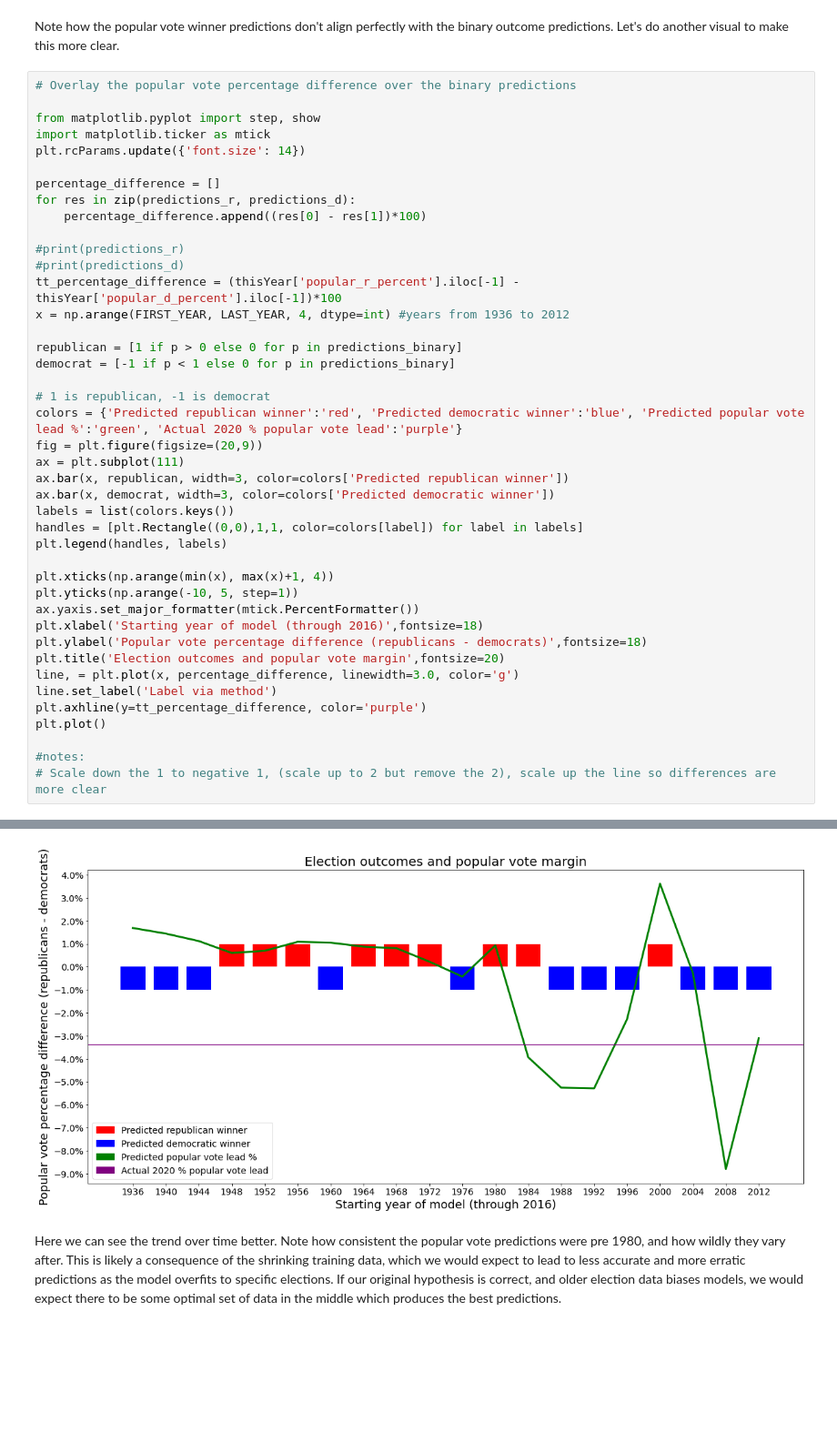
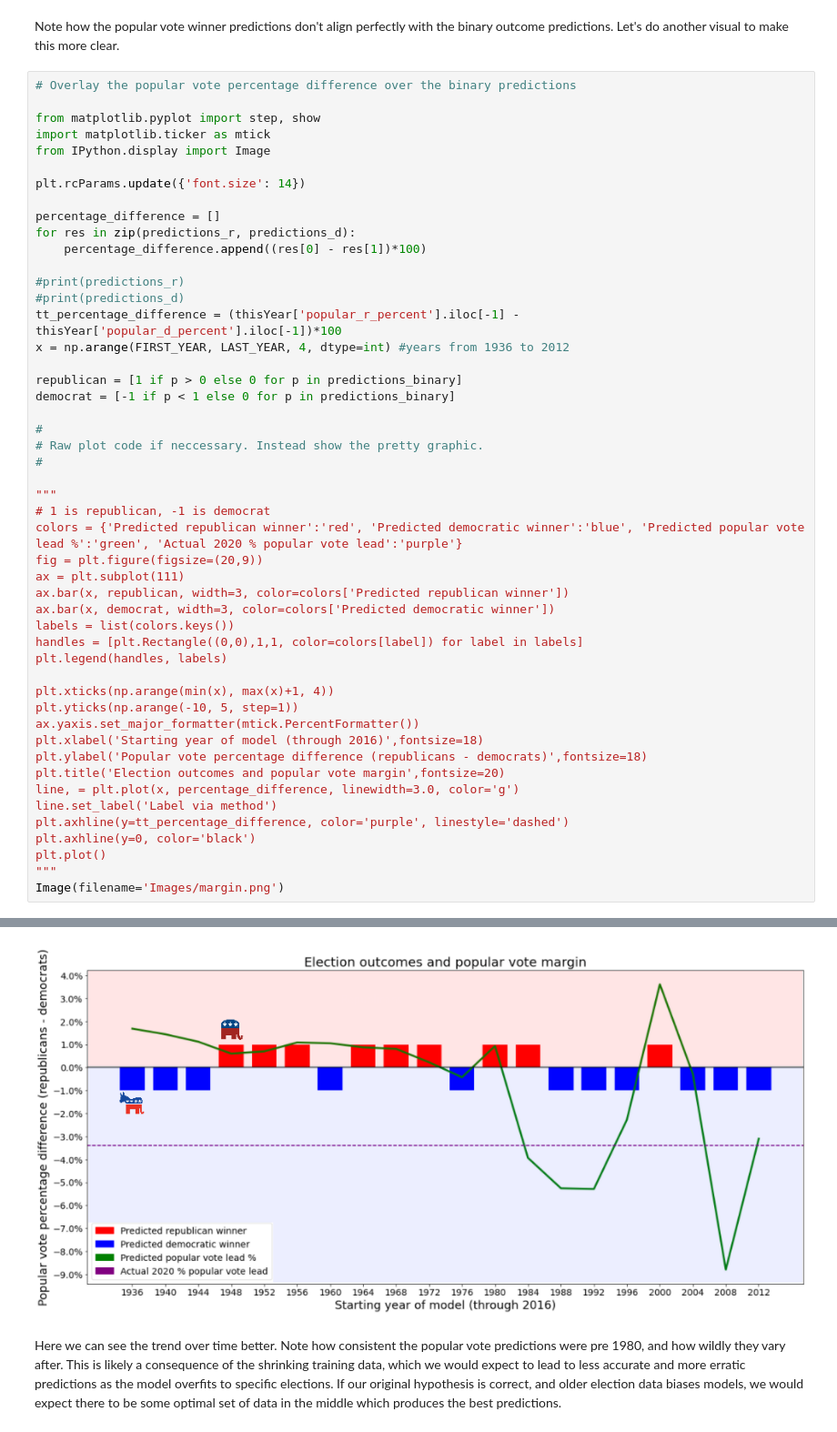
Before and after one commit to Matt-Spence/CS320Project, a Jupyter notebook: Group_Project.ipynb, the cells around one changed output, grey strips where cells are left out. Shown: that part at 91% size. Saved outputs shown, nothing was run; the diff lists cells and outputs as text; blank space fills up the shorter version.

Commit message:
Add updated graphic

```diff
--- a/Group_Project.ipynb
+++ b/Group_Project.ipynb
@@ -301,6 +303,8 @@ Note how the popular vote winner predictions don't align perfectly with the bina
 
 from matplotlib.pyplot import step, show
 import matplotlib.ticker as mtick
+from IPython.display import Image
+
 plt.rcParams.update({'font.size': 14})
 
 percentage_difference = []
@@ -315,6 +319,11 @@ x = np.arange(FIRST_YEAR, LAST_YEAR, 4, dtype=int) #years from 1936 to 2012
 republican = [1 if p > 0 else 0 for p in predictions_binary]
 democrat = [-1 if p < 1 else 0 for p in predictions_binary]
 
+#
+# Raw plot code if neccessary. Instead show the pretty graphic.
+#
+
+"""
 # 1 is republican, -1 is democrat
 colors = {'Predicted republican winner':'red', 'Predicted democratic winner':'blue', 'Predicted popular vote lead %':'green', 'Actual 2020 % popular vote lead':'purple'}
 fig = plt.figure(figsize=(20,9))
@@ -333,9 +342,9 @@ plt.ylabel('Popular vote percentage difference (republicans - democrats)',fontsi
 plt.title('Election outcomes and popular vote margin',fontsize=20)
 line, = plt.plot(x, percentage_difference, linewidth=3.0, color='g')
 line.set_label('Label via method')
-plt.axhline(y=tt_percentage_difference, color='purple')
+plt.axhline(y=tt_percentage_difference, color='purple', linestyle='dashed')
+plt.axhline(y=0, color='black')
 plt.plot()
-
-#notes:
-# Scale down the 1 to negative 1, (scale up to 2 but remove the 2), scale up the line so differences are more clear
+"""
+Image(filename='Images/margin.png')
 # %% [output]
@@ -343,4 +351,4 @@ plt.plot()
-[figure, old version]
+[figure, new version]
 # %% [markdown]
 Here we can see the trend over time better. Note how consistent the popular vote predictions were pre 1980, and how wildly they vary after. This is likely a consequence of the shrinking training data, which we would expect to lead to less accurate and more erratic predictions as the model overfits to specific elections. If our original hypothesis is correct, and older election data biases models, we would expect there to be some optimal set of data in the middle which produces the best predictions.
 # %% [markdown]
```
Also changed, not shown: parts of 5 cells of this notebook, 1 other file.
